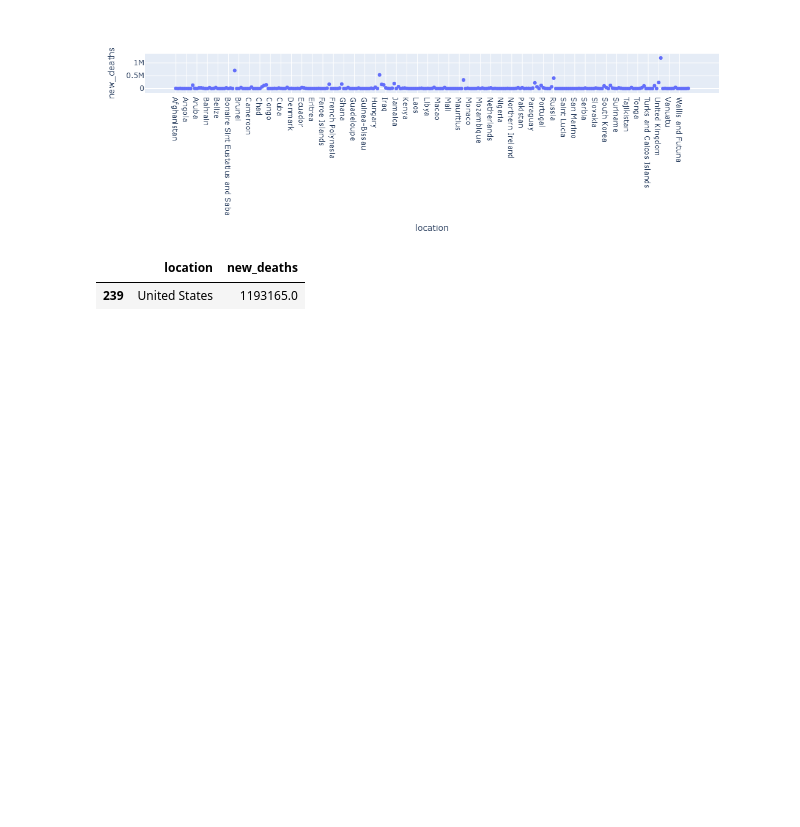
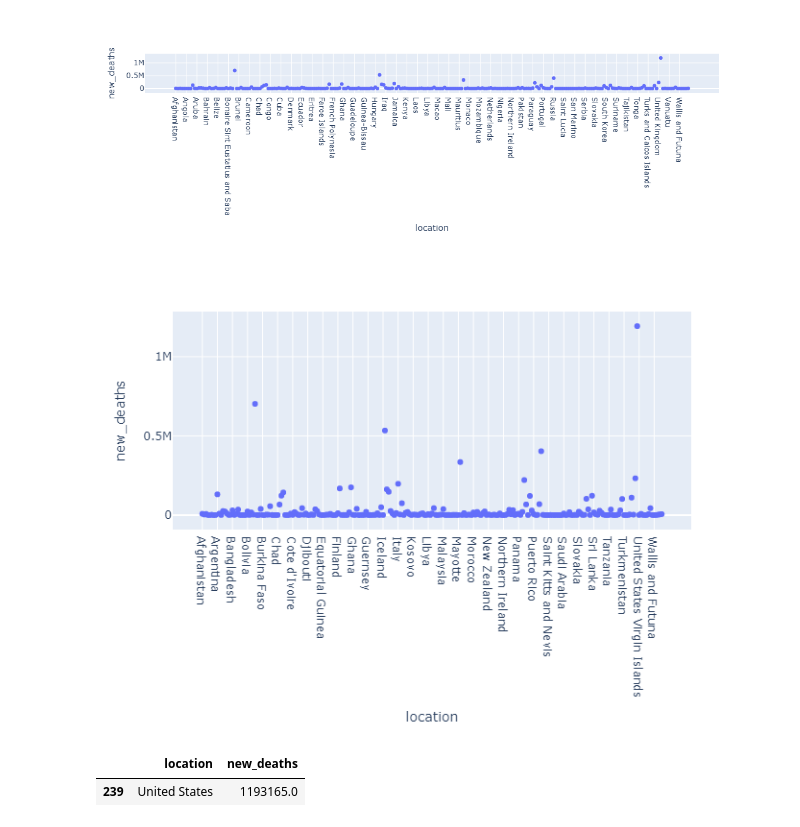
Before and after one commit to ReubenKumar/Covid_Project, a Jupyter notebook: Scripts/Covid_Data_Visualisation.ipynb, the cells around one changed output. Cells and saved outputs as stored; diff of their text form; code cells hidden in the pictures; blank space fills up the shorter version.

```diff
--- a/Scripts/Covid_Data_Visualisation.ipynb
+++ b/Scripts/Covid_Data_Visualisation.ipynb
@@ -101,4 +111,10 @@ scatter.show()
 # United states seems very high however, this doesnt seem to be due to an error so will be kept
 # %% [output]
 [figure]
+# %%
+#save plot
+pio.write_image(scatter, "scatter2.png")
+Image("scatter2.png")
+# %% [output]
+[figure, added]
 # %%
```
Also changed, not shown: parts of 6 cells of this notebook.
